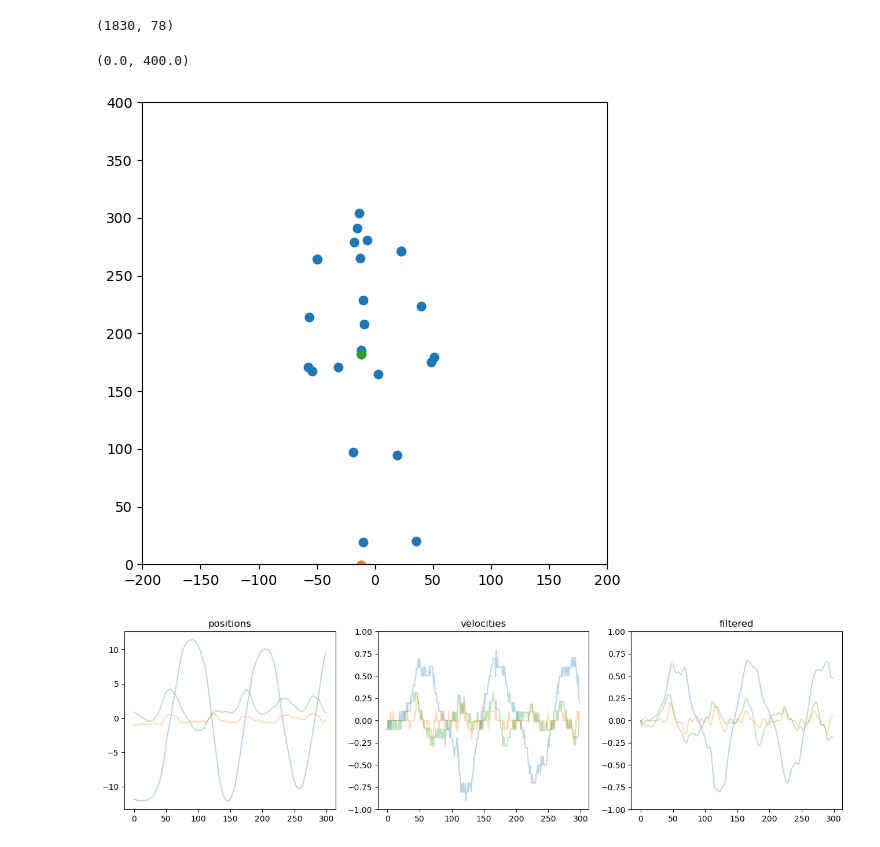
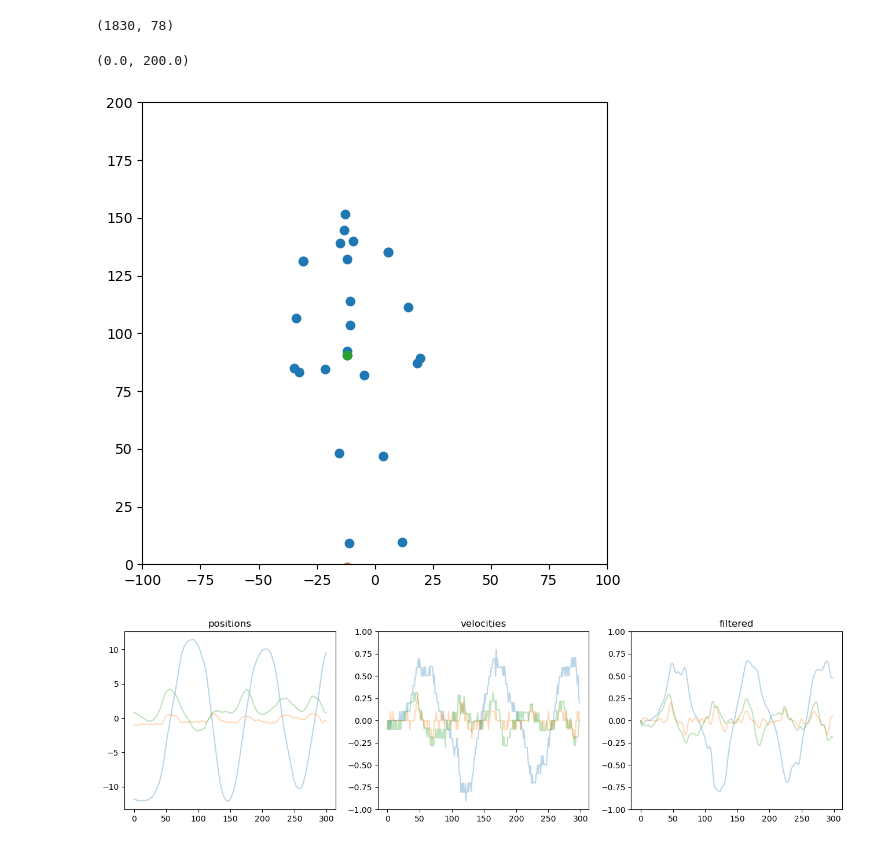
Before and after one commit to FineMotion/GENEA_2023, a Jupyter notebook: PAE.ipynb, the cells around one changed output. Saved outputs shown, nothing was run; the diff lists cells and outputs as text; code cells hidden in the pictures.

Commit message:
Pae (#5)
Finishing data preprocessing pipeline

````diff
--- a/PAE.ipynb
+++ b/PAE.ipynb
@@ -163,25 +163,25 @@ process_motion.py --mode pipeline --pipeline position --src ./data/trn/bvh --pip
 process_motion.py --mode bvh2npy --src ./data/trn/bvh --dst ./data/trn/position
 ```
 # %%
-sample_data = np.load('data/position/val_2023_v0_000_main-agent.npy')
+sample_data = np.load('data/pos2/val_2023_v0_000_main-agent.npy')
 sample_data.shape
 # %% [output]
 (1830, 78)
 # %%
 # draw some frame to make shure that extraction works
 frame = sample_data[0]
 frame_xyz = frame.reshape(-1, 3)
 fig = plt.figure(figsize=(6,6))
 ax = fig.add_subplot()
 
 ax.scatter(frame_xyz[:,0], frame_xyz[:,1],)
 ax.scatter(frame_xyz[:1,0], frame_xyz[:1,1],) # body_world
 ax.scatter(frame_xyz[1:2,0], frame_xyz[1:2,1],) # b_root
-ax.set_xlim([-200, 200])
-ax.set_ylim([0,400])
+ax.set_xlim([-100, 100])
+ax.set_ylim([0,200])
 # %% [output]
-(0.0, 400.0)
+(0.0, 200.0)
-[figure, old version]
+[figure, new version]
 # %%
 from src.utils.plotting import pos_vel_butter
 # than draw posions of some joint along with velocities and Butterworth filter
````
Also changed, not shown: parts of 25 cells of this notebook, 5 other files.
